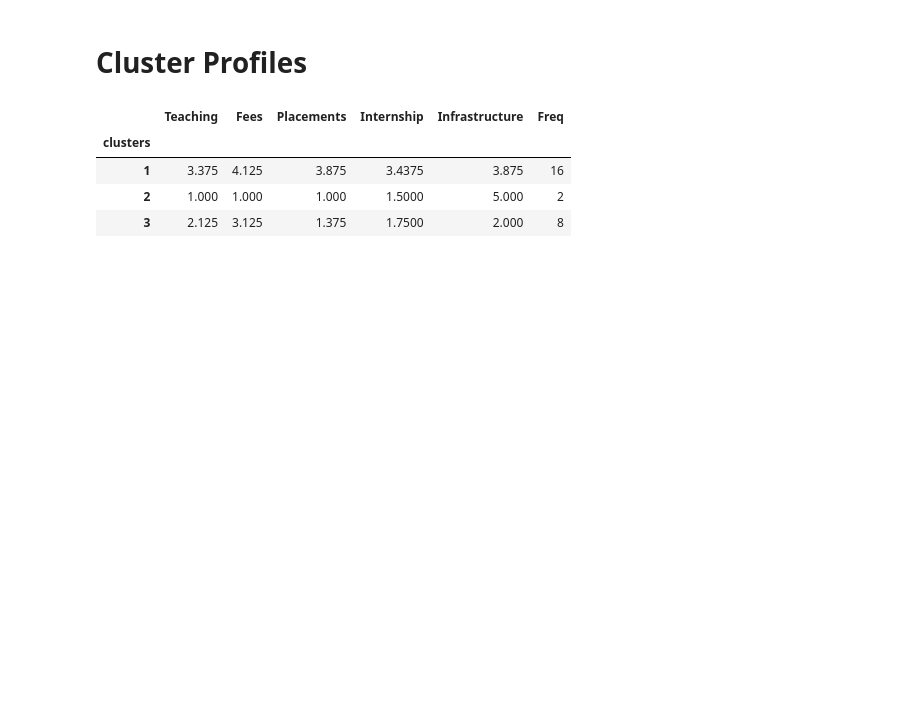
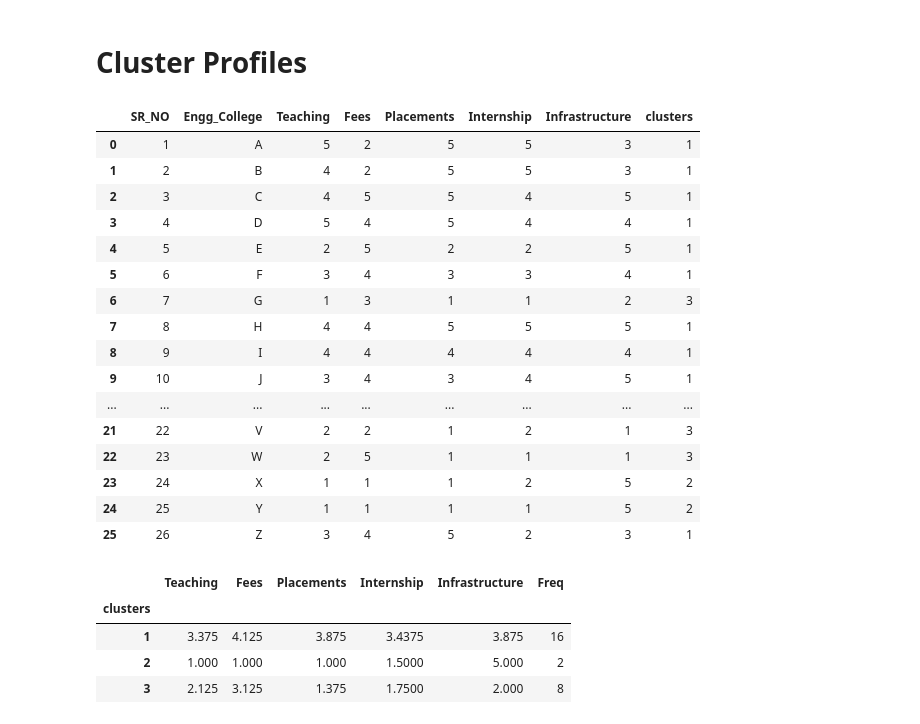
Before and after one commit to Rajesh2015/un-supervised-learning, a Jupyter notebook: Hierchical Clustering/Engg+College+Data_Hierarchial+Cluster_Solution_File.ipynb, the cells around one changed output. Saved outputs shown, nothing was run; the diff lists cells and outputs as text; code cells hidden in the pictures; blank space fills up the shorter version.

```diff
--- a/Hierchical Clustering/Engg+College+Data_Hierarchial+Cluster_Solution_File.ipynb
+++ b/Hierchical Clustering/Engg+College+Data_Hierarchial+Cluster_Solution_File.ipynb
@@ -171,3 +173,23 @@ Name: clusters, dtype: int64
 # %% [markdown]
 # Cluster Profiles
+# %%
+df
+# %% [output]
+|  | SR_NO | Engg_College | Teaching | Fees | Placements | Internship | Infrastructure | clusters |
+| 0 | 1 | A | 5 | 2 | 5 | 5 | 3 | 1 |
+| 1 | 2 | B | 4 | 2 | 5 | 5 | 3 | 1 |
+| 2 | 3 | C | 4 | 5 | 5 | 4 | 5 | 1 |
+| 3 | 4 | D | 5 | 4 | 5 | 4 | 4 | 1 |
+| 4 | 5 | E | 2 | 5 | 2 | 2 | 5 | 1 |
+| 5 | 6 | F | 3 | 4 | 3 | 3 | 4 | 1 |
+| 6 | 7 | G | 1 | 3 | 1 | 1 | 2 | 3 |
+| 7 | 8 | H | 4 | 4 | 5 | 5 | 5 | 1 |
+| 8 | 9 | I | 4 | 4 | 4 | 4 | 4 | 1 |
+| 9 | 10 | J | 3 | 4 | 3 | 4 | 5 | 1 |
+| ... | ... | ... | ... | ... | ... | ... | ... | ... |
+| 21 | 22 | V | 2 | 2 | 1 | 2 | 1 | 3 |
+| 22 | 23 | W | 2 | 5 | 1 | 1 | 1 | 3 |
+| 23 | 24 | X | 1 | 1 | 1 | 2 | 5 | 2 |
+| 24 | 25 | Y | 1 | 1 | 1 | 1 | 5 | 2 |
+| 25 | 26 | Z | 3 | 4 | 5 | 2 | 3 | 1 |
 # %%
```
Also changed, not shown: parts of 4 cells of this notebook.
